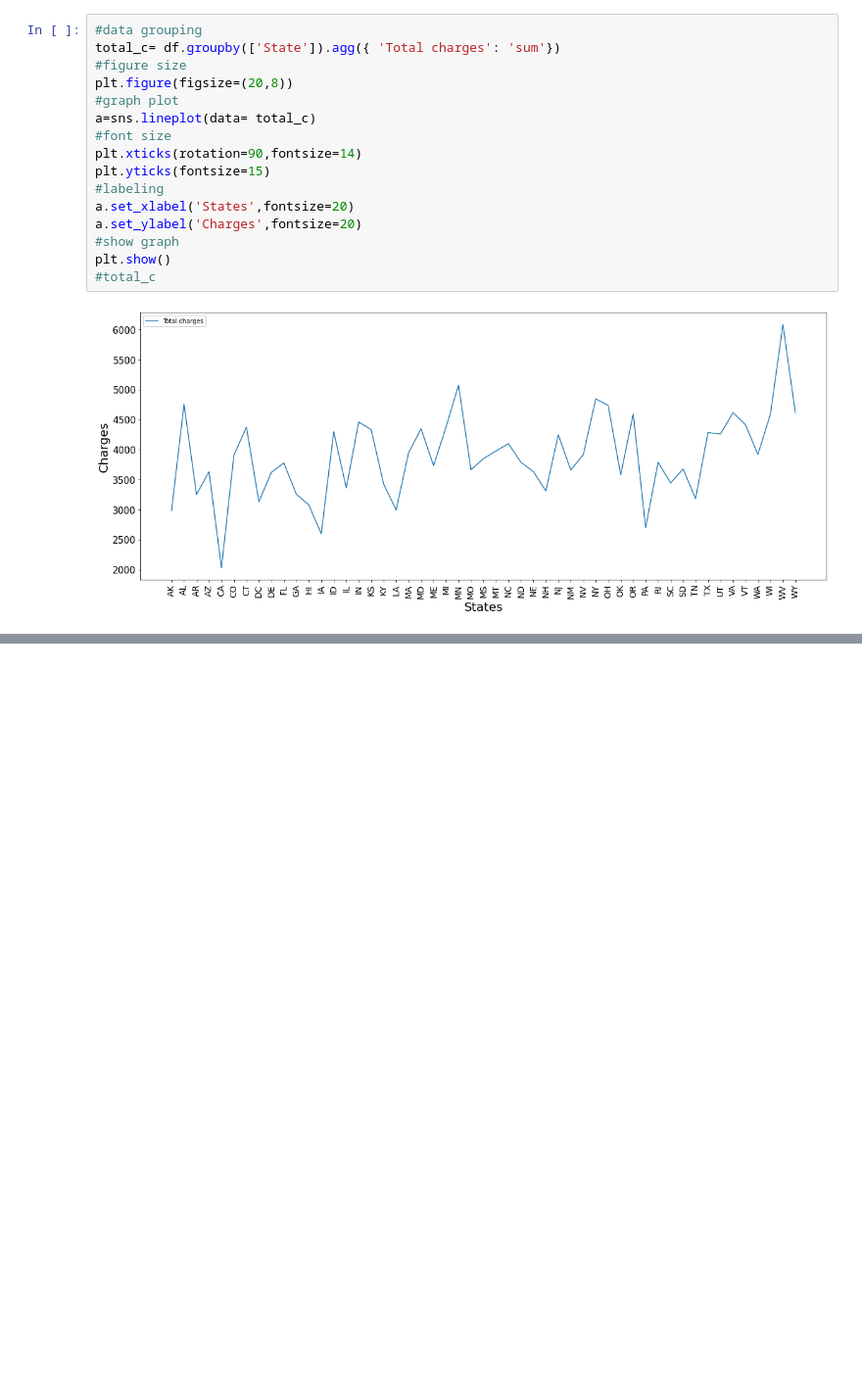
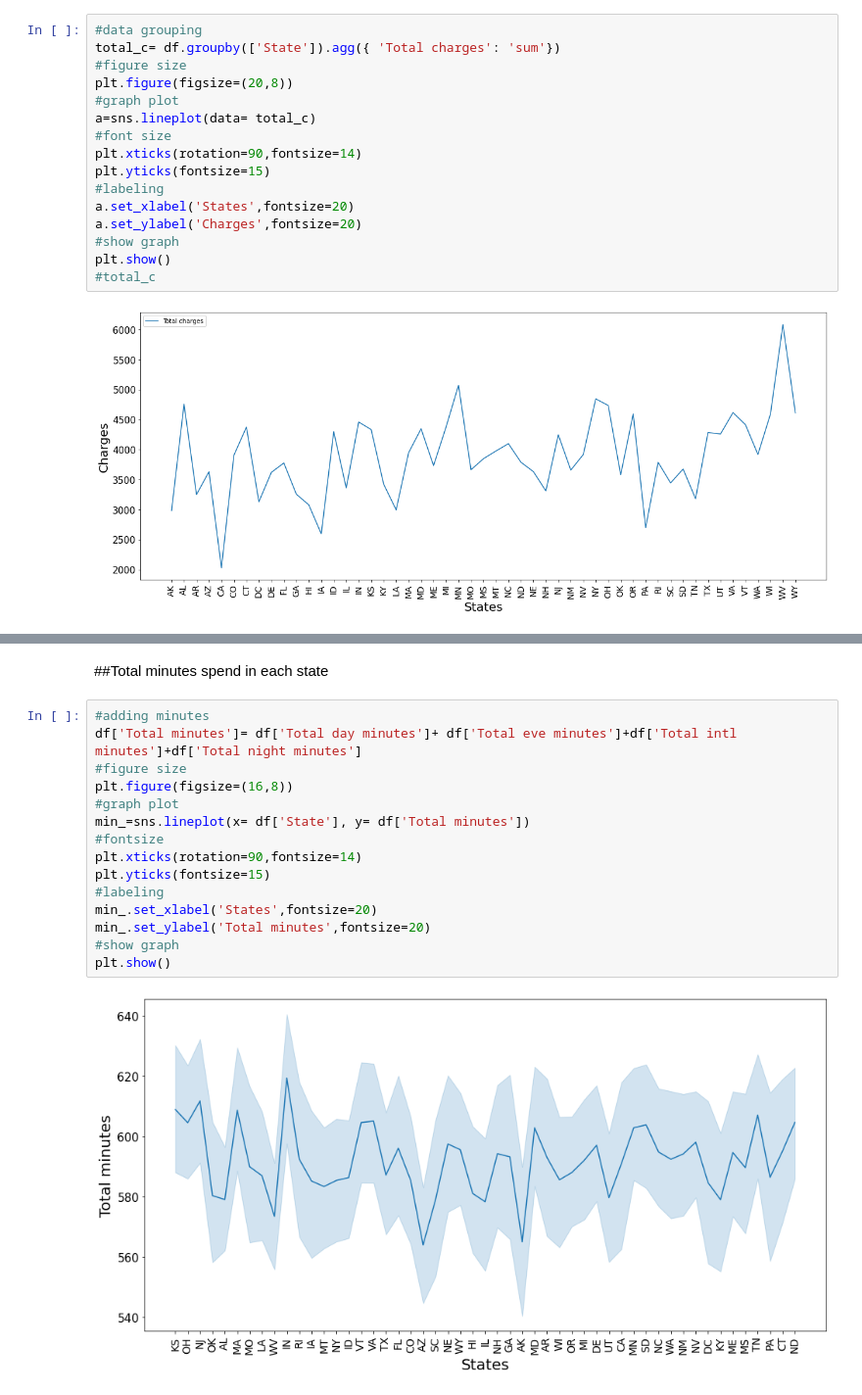
Before and after one commit to Ashfaquesayyed/telecom-churn-analysis, a Jupyter notebook: telecom_churn_analysis.ipynb, the cells around one changed output, grey strips where cells are left out. Shown at 98% size. Drawn from its saved outputs; the diff is of its cells as text; blank space fills up the shorter version.

```diff
--- a/telecom_churn_analysis.ipynb
+++ b/telecom_churn_analysis.ipynb
@@ -339,0 +389,19 @@ plt.show()
+# %% [markdown]
+##Total minutes spend in each state
+# %%
+#adding minutes
+df['Total minutes']= df['Total day minutes']+ df['Total eve minutes']+df['Total intl minutes']+df['Total night minutes']
+#figure size
+plt.figure(figsize=(16,8))
+#graph plot
+min_=sns.lineplot(x= df['State'], y= df['Total minutes'])
+#fontsize
+plt.xticks(rotation=90,fontsize=14)
+plt.yticks(fontsize=15)
+#labeling
+min_.set_xlabel('States',fontsize=20)
+min_.set_ylabel('Total minutes',fontsize=20)
+#show graph
+plt.show()
+# %% [output]
+[figure, added]
```
Also changed, not shown: parts of 16 cells of this notebook.
